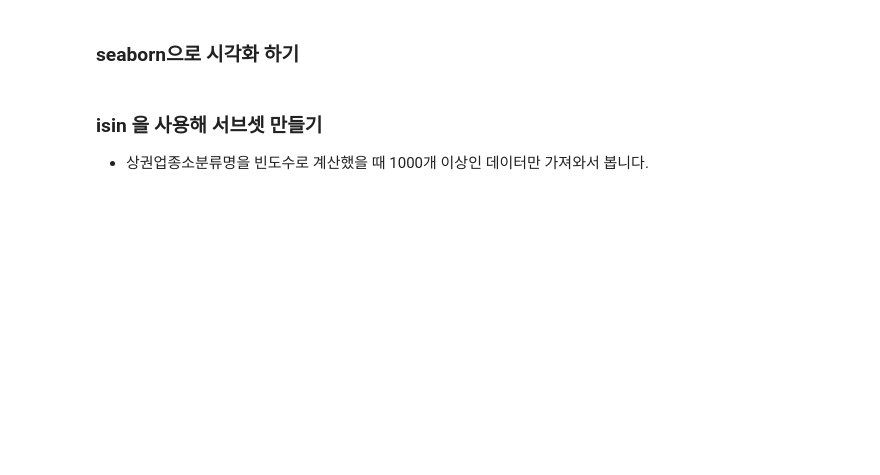
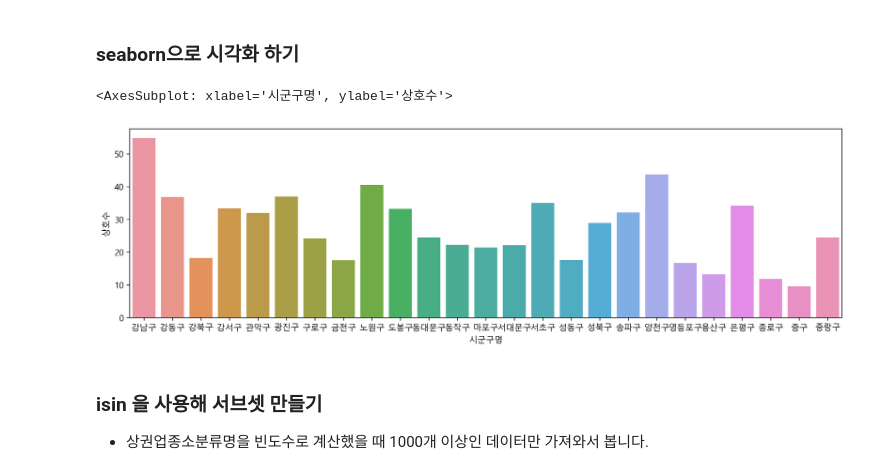
Before and after one commit to jamjamzo/open-data-analysis-basic, a Jupyter notebook: 02-store-eda-input.ipynb, the cells around one changed output. Cells and saved outputs as stored; diff of their text form; code cells hidden in the pictures; blank space fills up the shorter version.

```diff
--- a/02-store-eda-input.ipynb
+++ b/02-store-eda-input.ipynb
@@ -842,3 +997,5 @@ Name: 상권업종대분류명, dtype: int64
 # %%
 # "시도명"이 "서울특별시"이고 "상권업종대분류명"이 "학문/교육" 인 데이터를 서브셋으로 가져옵니다.
 # 재사용을 위해 서브셋을 df_academy 에 저장합니다.
+df_academy = df[(df['시도명']== '서울특별시') & (df['상권업종대분류명']== '학문/교육')].copy()
+df_academy.head()
@@ -854,2 +1083,4 @@ Name: 상권업종대분류명, dtype: int64
 # %%
 # "시군구명", "상권업종소분류명" 으로 그룹화를 하고 "상호명"으로 빈도수를 계산합니다.
+academy_group = df_academy.groupby(['시군구명', '상권업종소분류명'])['상호명'].count()
+academy_group
@@ -855,0 +1101,4 @@ Name: 상권업종대분류명, dtype: int64
+# %%
+t = academy_group.reset_index()
+t = t.rename(columns = {'상호명':'상호수'})
+t
@@ -860,3 +1121,12 @@ Name: 상권업종대분류명, dtype: int64
+# %%
+# 위에서 구한 결과를 시군구명, 상호수로 barplot을 그립니다.
+# ci가 결과 도출을 늦게 나오게 할 수 있다.
+
+plt.figure(figsize = (15,4))
+sns.barplot(t, x= '시군구명', y = '상호수', errorbar=None)
+# %% [output]
+<AxesSubplot: xlabel='시군구명', ylabel='상호수'>
+[figure, added]
 # %% [markdown]
 ###  isin 을 사용해 서브셋 만들기
 * 상권업종소분류명을 빈도수로 계산했을 때 1000개 이상인 데이터만 가져와서 봅니다.
```
Also changed, not shown: parts of 40 cells of this notebook.
